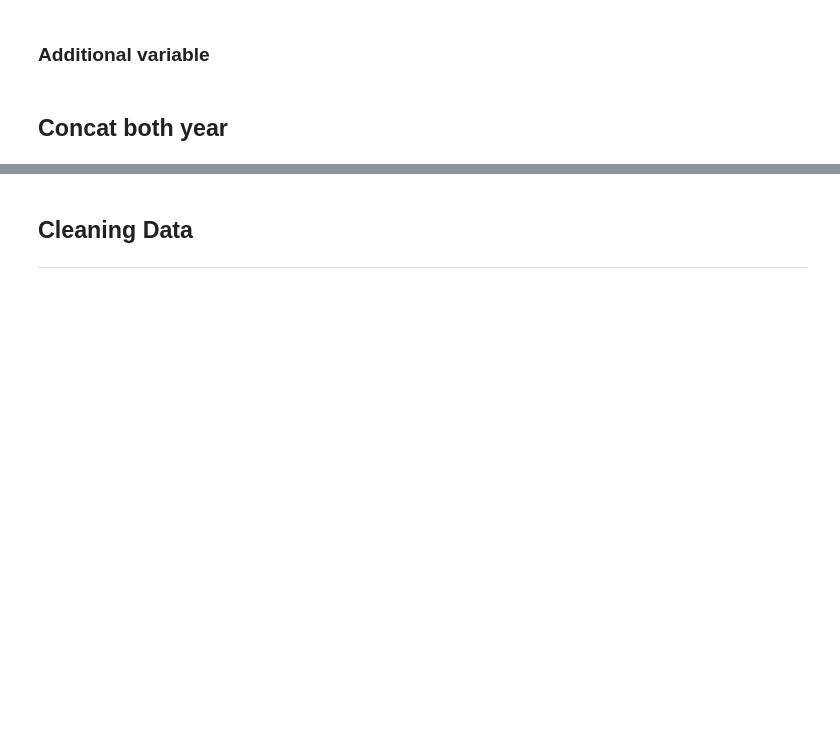
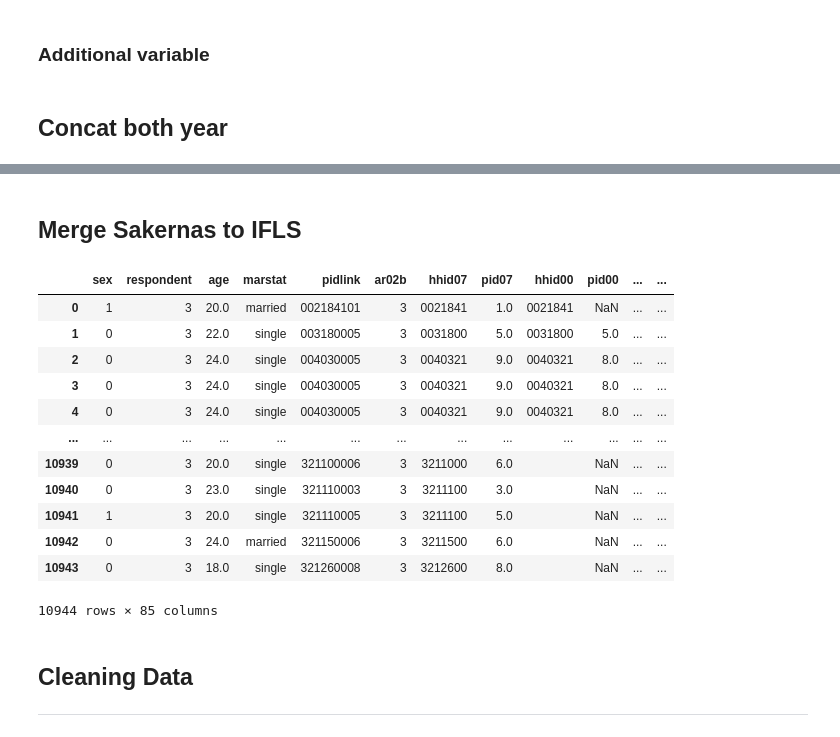
Before and after one commit to redisunarta/Project-Based-Learning, a Jupyter notebook: Undergraduate Thesis-Redi/Data Preprocessing (3) - Extract IFLS Control Variable.ipynb, the cells around one changed output, grey strips where cells are left out. Saved outputs shown, nothing was run; the diff lists cells and outputs as text; code cells hidden in the pictures; blank space fills up the shorter version.

```diff
--- a/Undergraduate Thesis-Redi/Data Preprocessing (3) - Extract IFLS Control Variable.ipynb
+++ b/Undergraduate Thesis-Redi/Data Preprocessing (3) - Extract IFLS Control Variable.ipynb
@@ -241,0 +266,11 @@ data.sample(10)
+# %%
+sakernas14 = pd.read_stata("sak_0814.dta")[["kode_pro", "kode_kab", "ak", "pt"]]
+sakernas14["kode_kab"] = sakernas14["kode_kab"].apply(lambda x : str(x) if len(str((x))) > 1 else "0" + str(x))
+sakernas14["kabid"] = sakernas14["kode_pro"].astype("str") + sakernas14["kode_kab"]
+# %%
+sakernas14.ak = sakernas14.ak.apply(lambda x: 0 if x == np.nan else 1)
+sakernas14.pt = sakernas14.pt.apply(lambda x: 0 if x == np.nan else 1)
+# %%
+tpt14 = sakernas14.groupby("kabid", as_index=False)[["pt", "ak"]].sum()
+tpt14["unemployment_rate"] = tpt14["pt"] / tpt14["ak"]
+tpt14["year"] = 2014
@@ -241,0 +279,4 @@ data.sample(10)
+# %%
+tpt = pd.concat([tpt14, tpt07])
+tpt["kabid"] = tpt["kabid"].astype("float")
+tpt.sample(5)
@@ -242,3 +290,22 @@ data.sample(10)
+# %% [markdown]
+## Merge Sakernas to IFLS
+# %%
+data = pd.merge(data, tpt, left_on=["year", "kabid"], right_on=["year", "kabid"], how="left")
+data
+# %% [output]
+|  | sex | respondent | age | marstat | pidlink | ar02b | hhid07 | pid07 | hhid00 | pid00 | ... | ... |
+| 0 | 1 | 3 | 20.0 | married | 002184101 | 3 | 0021841 | 1.0 | 0021841 | NaN | ... | ... |
+| 1 | 0 | 3 | 22.0 | single | 003180005 | 3 | 0031800 | 5.0 | 0031800 | 5.0 | ... | ... |
+| 2 | 0 | 3 | 24.0 | single | 004030005 | 3 | 0040321 | 9.0 | 0040321 | 8.0 | ... | ... |
+| 3 | 0 | 3 | 24.0 | single | 004030005 | 3 | 0040321 | 9.0 | 0040321 | 8.0 | ... | ... |
+| 4 | 0 | 3 | 24.0 | single | 004030005 | 3 | 0040321 | 9.0 | 0040321 | 8.0 | ... | ... |
+| ... | ... | ... | ... | ... | ... | ... | ... | ... | ... | ... | ... | ... |
+| 10939 | 0 | 3 | 20.0 | single | 321100006 | 3 | 3211000 | 6.0 |  | NaN | ... | ... |
+| 10940 | 0 | 3 | 23.0 | single | 321110003 | 3 | 3211100 | 3.0 |  | NaN | ... | ... |
+| 10941 | 1 | 3 | 20.0 | single | 321110005 | 3 | 3211100 | 5.0 |  | NaN | ... | ... |
+| 10942 | 0 | 3 | 24.0 | married | 321150006 | 3 | 3211500 | 6.0 |  | NaN | ... | ... |
+| 10943 | 0 | 3 | 18.0 | single | 321260008 | 3 | 3212600 | 8.0 |  | NaN | ... | ... |
+10944 rows × 85 columns
 # %% [markdown]
 ## Cleaning Data
 ---
```
Also changed, not shown: parts of 16 cells of this notebook.
